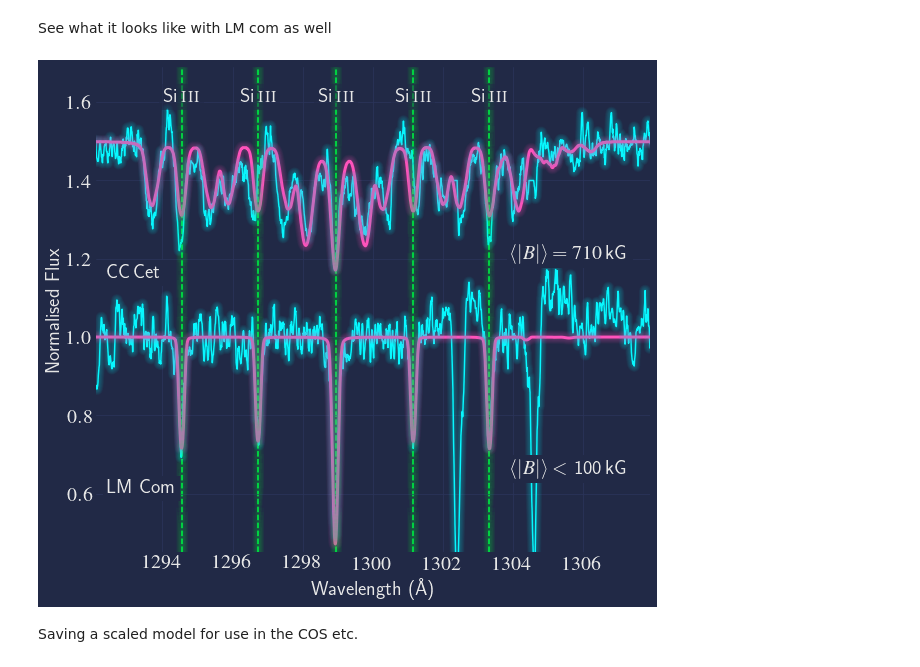
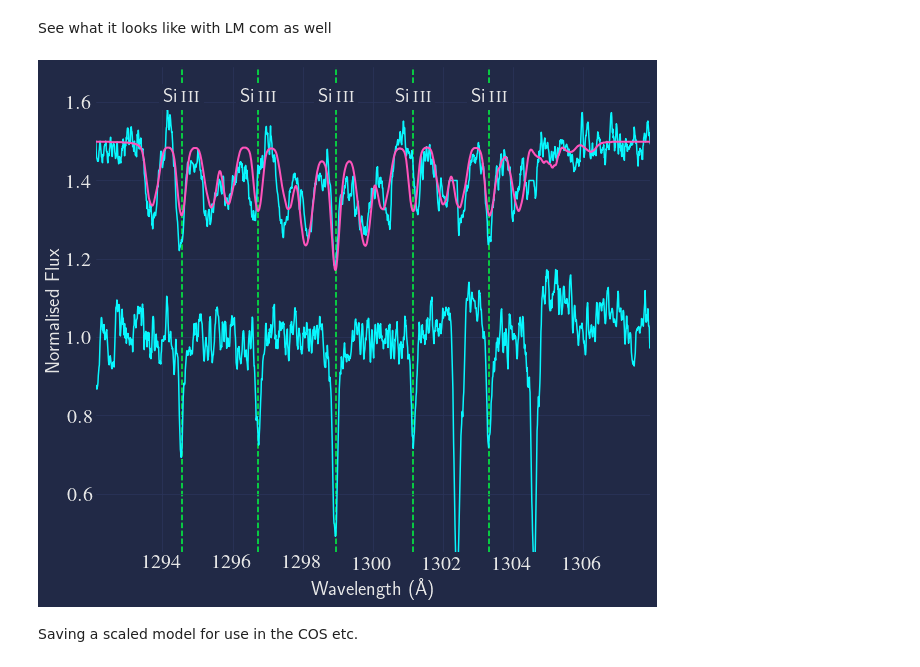
Before and after one commit to davidjwilson/pceb, a Jupyter notebook: cc_cet/cc_cet_cp.ipynb, the cells around one changed output. Cells and saved outputs as stored; diff of their text form; code cells hidden in the pictures.

```diff
--- a/cc_cet/cc_cet_cp.ipynb
+++ b/cc_cet/cc_cet_cp.ipynb
@@ -379,7 +381,7 @@ mods = ['magnetic_models/lmcom-1400-0kG-plot.dat', 'magnetic_models/cccet-1400-B
 si4 = [1393.775,1402.770]
 # dates = ['LM Com \n 2017~December~17','CC\,Cet \n 2018~July~22', 'CC\,Cet \n 2018~February~01']
 dates = ['LM Com ','CC\,Cet', 'CC\,Cet ']
-Bs = [100, 710, 630]
+Bs = ['100', '600-700', 630]
 
 plt.figure(figsize = (9, 8))
 for i, mod in enumerate(mods[:2]):
@@ -389,7 +391,8 @@ for i, mod in enumerate(mods[:2]):
         mask = (w <   1393.280) | (w > 1393.310)
         w, f, m = w[mask], f[mask], m[mask]
     plt.plot(w,f+0.5*i, c='C0')
-    plt.plot(w, m+0.5*i, lw=3, c='C1')
+    if i > 0:
+        plt.plot(w, m+0.5*i, lw=2, c='C1')
 
 #     if i == 2:
 #         plt.fill_between(w, 0, f+0.5*i, color='C4', alpha=0.1, zorder=-100)
@@ -401,23 +404,23 @@ for i, mod in enumerate(mods[:2]):
         plt.xlabel('Wavelength (\AA)')
     plt.annotate(dates[i], (0.3, 0.75+(0.5*i)), xycoords = ('axes fraction', 'data'), bbox=dict(facecolor='#212946', edgecolor='none'))
     if i > 0:
-        plt.annotate(r'$\langle \vert B \vert \rangle = {}$\,kG'.format(Bs[i]), (0.75, 0.75+(0.5*i)), xycoords = ('axes fraction', 'data'))
+        plt.annotate(r'$\langle \vert B \vert \rangle \approx {}$\,kG'.format(Bs[i]), (0.75, 0.75+(0.5*i)), xycoords = ('axes fraction', 'data'))
     else:
         plt.annotate(r'$\langle \vert B \vert \rangle  <$ {}\,kG'.format(Bs[i]), (0.75, 0.75+(0.5*i)), xycoords = ('axes fraction', 'data'))
 plt.ylim(0.45, 1.69)
 
 #plt.plot(wn, fn+1)
 [plt.axvline(line, ls='--', c='C3', zorder=-10) for line in si4]
-[plt.annotate('Si\,{\sc iv}',(line, 1), xytext=(line, 1.6), horizontalalignment='center', bbox=dict(facecolor='#212946', edgecolor='none', alpha=0.5)) for line in si4]
+[plt.annotate('Si\,{\sc iv}',(line, 1), xytext=(line, 1.6), horizontalalignment='center', bbox=dict(facecolor='#212946', edgecolor='none', alpha=1)) for line in si4]
 #plt.annotate('LM Com', (0.75, 1.8), xycoords = ('axes fraction', 'data'), bbox=dict(facecolor='white', edgecolor='none'))
 
 # mplcyberpunk.add_glow_effects()
-mplcyberpunk.make_lines_glow()
+# mplcyberpunk.make_lines_glow()
 # mplcyberpunk.add_underglow()
 plt.tight_layout()
 # plt.subplots_adjust(hspace=0.02)
 # plt.savefig('plots/siiv_lines.pdf', dpi=300)
 # plt.savefig('plots/siiv_lines.png', dpi=150, facecolor='white')
-plt.savefig('plots/cp_plots/siiv_lines_cp.png',dpi=300)
+plt.savefig('plots/cp_plots/siiv_lines_cp_mod.png',dpi=300)
     #plt.show()
 # %% [output]
@@ -464,47 +467,48 @@ mods = ['magnetic_models/lmcom-1300-0kG-plot.dat','magnetic_models/cccet-1300-B7
 
 # dates = ['LM Com \n 2017~December~17','CC\,Cet \n 2018~July~22', 'CC\,Cet \n 2018~February~01']
 dates = ['LM Com ','CC\,Cet', 'CC\,Cet ']
-Bs = [100, 710, 630]
+Bs = ['100', '600-700', 630]
 si3 = [1294.545,1296.726,1298.946,1301.149,1303.323]#,1312.591]
 plt.figure(figsize = (9, 8))
 for i, mod in enumerate(mods[:2]):
     w, f, m = np.loadtxt(mod, unpack=True)
     f = convolve(f,Box1DKernel(5))
     if i == 0:
         mask = (w <   1393.280) | (w > 1393.310)
         w, f, m = w[mask], f[mask], m[mask]
     plt.plot(w,f+0.5*i, c='C0')
-    plt.plot(w, m+0.5*i, lw=3, c='C1')
+    if i > 0:
+        plt.plot(w, m+0.5*i, lw=2, c='C1')
 
     #if i == 0:
         #[plt.annotate('',(line, 2.7e-13), xytext=(line, 3.2e-13),arrowprops=dict(arrowstyle='-'), horizontalalignment='center') for line in si4]
     #    plt.xticks(visible=False)
     plt.xlim(1292.1, 1307.9)
     plt.ylabel('Normalised Flux')
     if i == 1:
         plt.xlabel('Wavelength (\AA)')
 
-    if i > 0:
-        plt.annotate(r'$\langle \vert B \vert \rangle = {}$\,kG'.format(Bs[i]), (0.75, 0.7+(0.5*i)), xycoords = ('axes fraction', 'data'), bbox=dict(facecolor='#212946', edgecolor='none'))
-        plt.annotate(dates[i], (0.02, 0.65+(0.5*i)), xycoords = ('axes fraction', 'data'), bbox=dict(facecolor='#212946', edgecolor='none'))
-    else:
-        plt.annotate(r'$\langle \vert B \vert \rangle  <$ {}\,kG'.format(Bs[i]), (0.75, 0.65+(0.5*i)), xycoords = ('axes fraction', 'data'), bbox=dict(facecolor='#212946', edgecolor='none'))
-        plt.annotate(dates[i], (0.02, 0.6+(0.5*i)), xycoords = ('axes fraction', 'data'), bbox=dict(facecolor='#212946', edgecolor='none'))
+    # if i > 0:
+        # plt.annotate(r'$\langle \vert B \vert \rangle \approx {}$\,kG'.format(Bs[i]), (0.75, 0.7+(0.5*i)), xycoords = ('axes fraction', 'data'), bbox=dict(facecolor='#212946', edgecolor='none'))
+        # plt.annotate(dates[i], (0.02, 0.65+(0.5*i)), xycoords = ('axes fraction', 'data'), bbox=dict(facecolor='#212946', edgecolor='none'))
+    # else:
+        # plt.annotate(r'$\langle \vert B \vert \rangle  <$ {}\,kG'.format(Bs[i]), (0.75, 0.65+(0.5*i)), xycoords = ('axes fraction', 'data'), bbox=dict(facecolor='#212946', edgecolor='none'))
+        # plt.annotate(dates[i], (0.02, 0.6+(0.5*i)), xycoords = ('axes fraction', 'data'), bbox=dict(facecolor='#212946', edgecolor='none'))
 plt.ylim(0.45, 1.69)
 
 #plt.plot(wn, fn+1)
 [plt.axvline(line, ls='--', c='C3', zorder=-10) for line in si3]
 # plt.axvline(1298.892, ls='--', c='C3', alpha=0.5)
-[plt.annotate('Si\,{\sc iii}',(line, 1), xytext=(line,1.6), horizontalalignment='center', bbox=dict(facecolor='#212946', edgecolor='none', alpha=0.5)) for line in si3]
+[plt.annotate('Si\,{\sc iii}',(line, 1), xytext=(line,1.6), horizontalalignment='center', bbox=dict(facecolor='#212946', edgecolor='none', alpha=1)) for line in si3]
 #plt.annotate('LM Com', (0.75, 1.8), xycoords = ('axes fraction', 'data'), bbox=dict(facecolor='white', edgecolor='none'))
-mplcyberpunk.make_lines_glow()
+# mplcyberpunk.make_lines_glow()
 plt.tight_layout()
 #plt.subplots_adjust(hspace=0.02)
 # plt.savefig('plots/siiii_lines.pdf', dpi=300)
 # plt.savefig('plots/siiii_lines.png', dpi=150, facecolor='white')
-plt.savefig('plots/cp_plots/siiii_lines_cp.png',dpi=300)
+plt.savefig('plots/cp_plots/siiii_lines_cp_mod.png',dpi=300)
 # %% [output]
-[figure, old version]
+[figure, new version]
 # %% [markdown]
 Saving a scaled model for use in the COS etc.
 # %%
```
Also changed, not shown: parts of 6 cells of this notebook, 19 other files.
